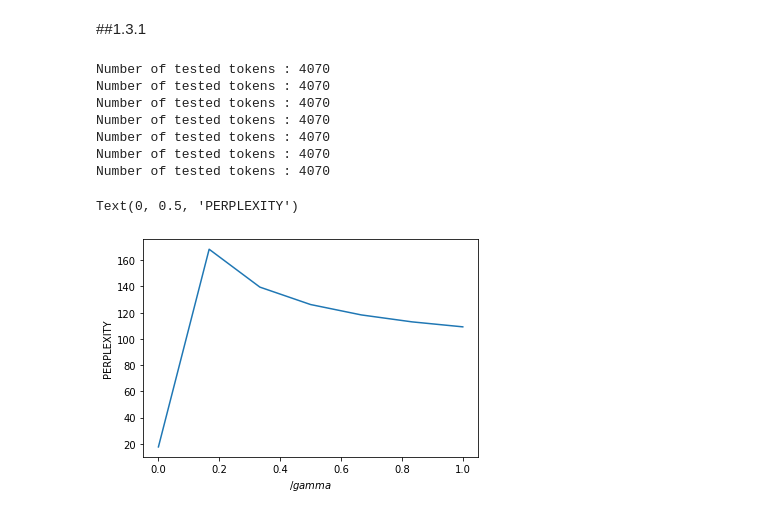
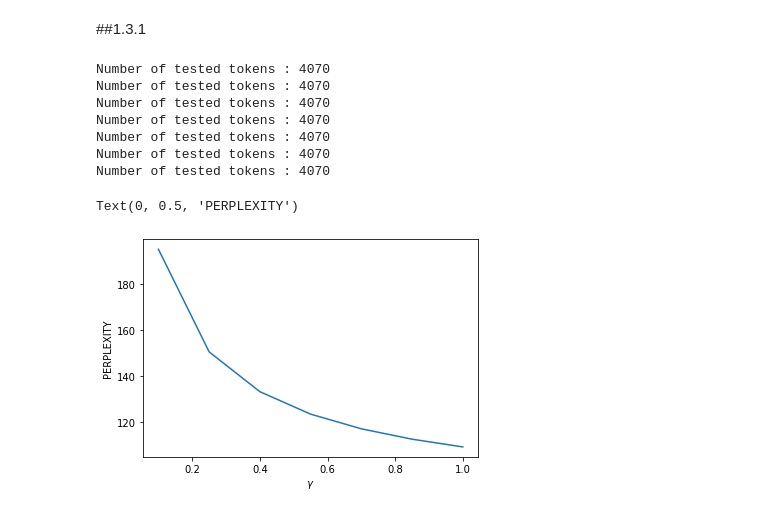
Before and after one commit to NitCoh/NLPAss1, a Jupyter notebook: part1.ipynb, the cells around one changed output. Cells and saved outputs as stored; diff of their text form; code cells hidden in the pictures.

```diff
--- a/part1.ipynb
+++ b/part1.ipynb
@@ -276,10 +276,11 @@ def perplexity(model,test_filename,pre_process=True,n=2):
     data = nltk.word_tokenize(file.read())
   answer = 1
   print("Number of tested tokens :", len(data))
-  for i in range(len(data) - 1):
+  for i in range(len(data) - (n+1)):
     prev_words = ' '.join(data[i:i+n-1])
     next_word = data[i+n-1]
     eval = model.evaluate_next_word(prev_words,next_word)
+    #print(eval)
     if eval!=0:
       eval = (1/eval) **(1/len(data))
       answer*= eval
@@ -337,23 +338,23 @@ cross_entropy(lm,'../data/ptb.test.txt',False)
 ##1.3.1
 # %%
 
-gamma_values = np.linspace(0,1,num=7)
+gamma_values = np.linspace(0.1,1,num=7)
 perplexity_values = []
 for gamma in gamma_values:
   lm = train_word_gen('../data/ptb.train.txt',gamma=gamma)
   perplexity_values += [perplexity(lm,'../data/ptb.valid.txt')]
 
 plt.plot(gamma_values,perplexity_values)
 #plt.loglog([val for word,val in collections.Counter(corpus).most_common(4000)])
 plt.xlabel('$\gamma$')
 plt.ylabel('PERPLEXITY')
 # %% [output]
 Number of tested tokens : 4070
 Number of tested tokens : 4070
 Number of tested tokens : 4070
 Number of tested tokens : 4070
 Number of tested tokens : 4070
 Number of tested tokens : 4070
 Number of tested tokens : 4070
 Text(0, 0.5, 'PERPLEXITY')
-[figure, old version]
+[figure, new version]
```
Also changed, not shown: parts of 4 cells of this notebook.
